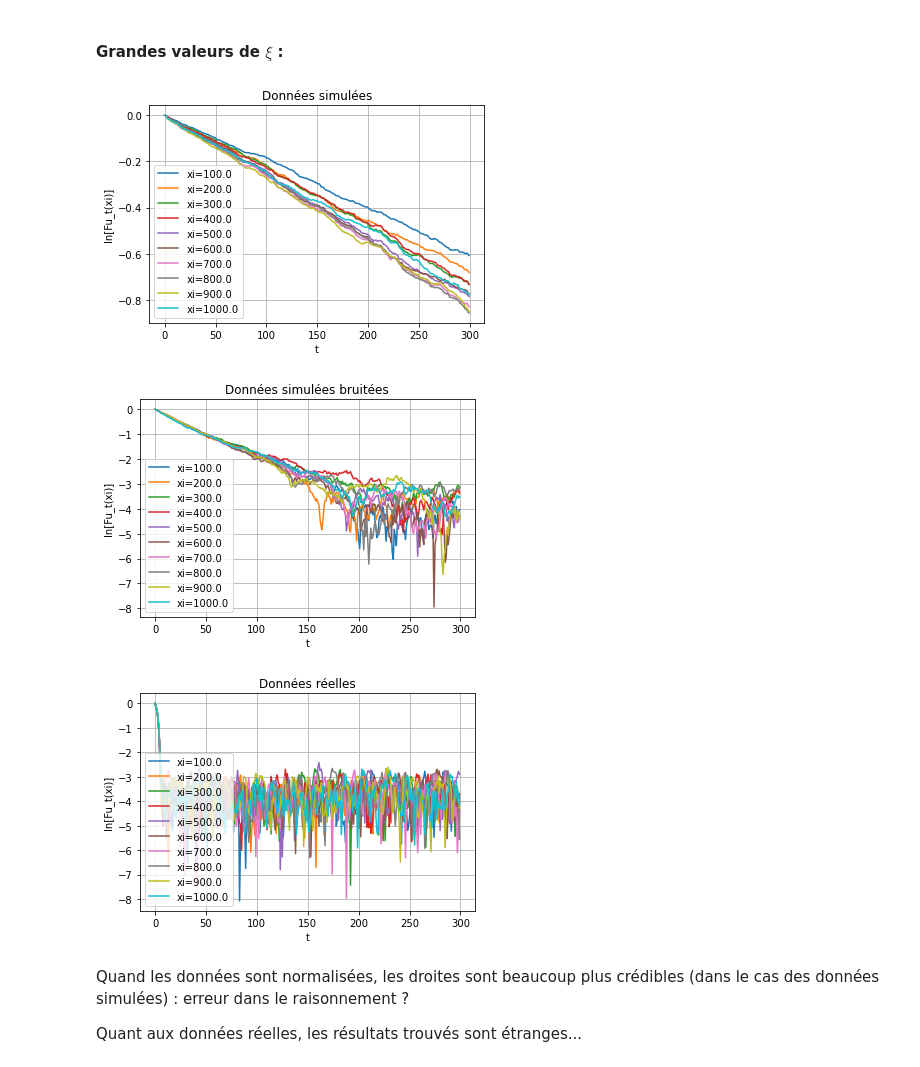
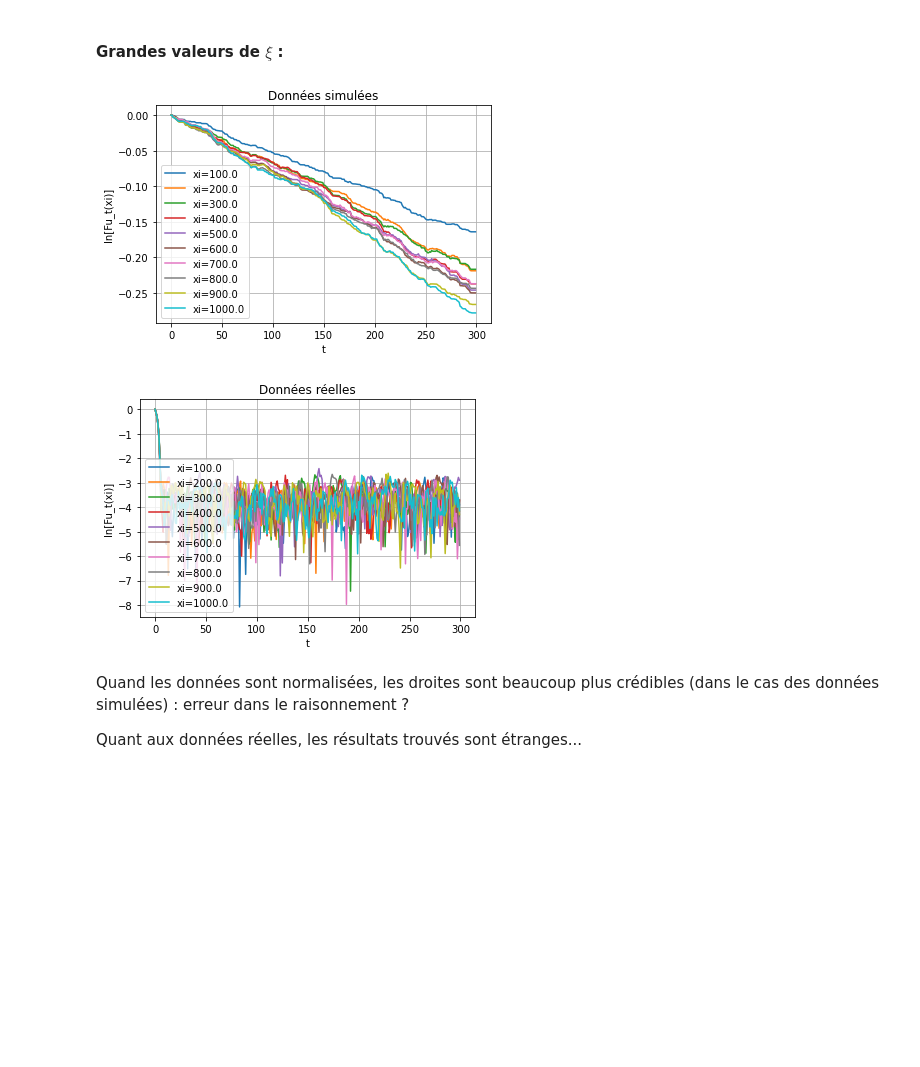
Before and after one commit to Jeremy-Andreoletti/MSV_Project_DFE, a Jupyter notebook: utilisation_fourier.ipynb, the cells around one changed output. Saved outputs shown, nothing was run; the diff lists cells and outputs as text; code cells hidden in the pictures; blank space fills up the shorter version.

```diff
--- a/utilisation_fourier.ipynb
+++ b/utilisation_fourier.ipynb
@@ -118,6 +118,7 @@ def draw(wt,ximin,ximax,nbreaks_xi,tmax,titre=""):
     plt.ylabel("Fw_t(xi)")
     plt.title(titre)
     plt.show()
+
 def draw_log(wt,ximin,ximax,nbreaks_xi,tmax,titre=""):
     tot=[]
     xi=np.linspace(ximin,ximax,nbreaks_xi)
@@ -133,19 +134,20 @@ def draw_log(wt,ximin,ximax,nbreaks_xi,tmax,titre=""):
     plt.ylabel("ln[Fu_t(xi)]")
     plt.title(titre)
     plt.show()
+
 def draw_log_log(wt,ximin,ximax,nbreaks_xi,tmax,titre=""):
     tot=[]
     xi=np.linspace(ximin,ximax,nbreaks_xi)
     for t in range(tmax):
         Fu_t=get_fourier_log_wt(xi,wt[t])
-        tot+=[np.log(np.array(Fu_t))]
+        tot+=[np.log(np.abs(np.array(Fu_t)))]
     tot=np.array(tot)
     ## régression linéaire:
     #for k in range(nbreaks_xi):
     #    slope, intercept, r_value, p_value, std_err = stats.linregress(range(tmax),np.real(tot)[:,k])
     #    plt.plot(range(tmax),[intercept+t*slope for t in range(tmax)])
     # affichage:
-    plt.plot(range(tmax),np.real(tot))
+    plt.plot(range(tmax),tot)
     plt.grid()
     plt.legend(["xi="+str(xip) for xip in xi])
     plt.xlabel("t")
@@ -198,12 +205,11 @@ draw_log_log(wt_real_norm,ximin=1,ximax=10,nbreaks_xi=10,tmax=300,titre="Donnée
 #### Grandes valeurs de $\xi$ :
 # %%
 draw_log_log(wt_sim_norm,ximin=100,ximax=1000,nbreaks_xi=10,tmax=300,titre="Données simulées")
-draw_log_log(wt_sim_nnorm,ximin=100,ximax=1000,nbreaks_xi=10,tmax=300,titre="Données simulées bruitées")
+#draw_log_log(wt_sim_nnorm,ximin=100,ximax=1000,nbreaks_xi=10,tmax=300,titre="Données simulées bruitées")
 draw_log_log(wt_real_norm,ximin=100,ximax=1000,nbreaks_xi=10,tmax=300,titre="Données réelles")
 # %% [output]
-[figure, old version]
+[figure, new version]
-[figure, old version]
+[figure, new version]
-[figure, removed]
 # %% [markdown]
 Quand les données sont normalisées, les droites sont beaucoup plus crédibles (dans le cas des données simulées) : erreur dans le raisonnement ?
 
```
Also changed, not shown: parts of 7 cells of this notebook.
